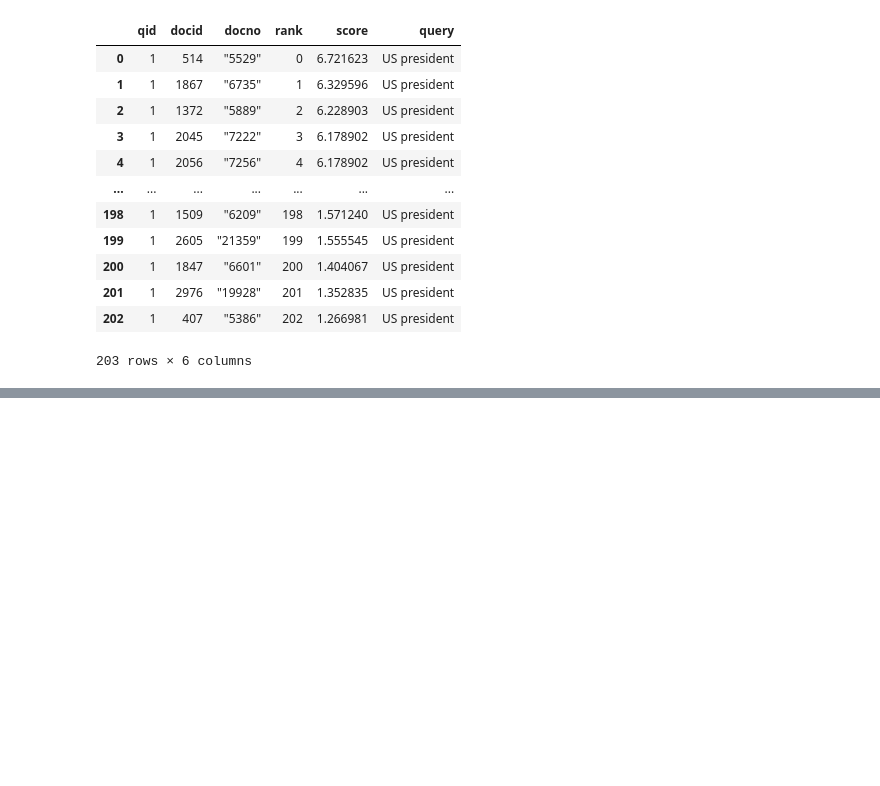
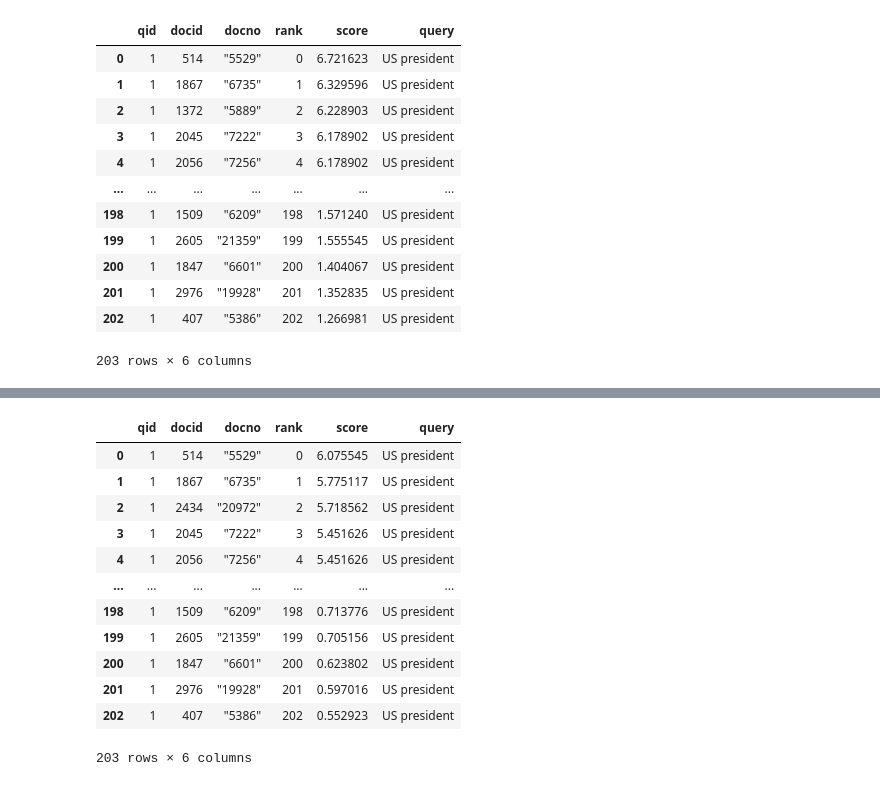
Before and after one commit to Bob-623/Search-Engine, a Jupyter notebook: code/Index_and_test_search.ipynb, the cells around one changed output, grey strips where cells are left out. Saved outputs shown, nothing was run; the diff lists cells and outputs as text; code cells hidden in the pictures; blank space fills up the shorter version.

Commit message:
add the part of BM25F in code of index and test serach and revise some parts of indexing

```diff
--- a/code/Index_and_test_search.ipynb
+++ b/code/Index_and_test_search.ipynb
@@ -36,8 +37,11 @@ df = pd.read_csv("cleaned_dataset.csv")
 if 'docno' not in df.columns or 'text' not in df.columns:
     raise ValueError("CSV file must include columns of 'docno' 和 'text' ")
 
+# Transfer dataframe to dictionary form
+doc_iter = df.to_dict(orient="records")
+
 # Create Indexer
-indexer = pt.IterDictIndexer("./index", meta={'docno': 20, 'text': 4096})
+indexer = pt.IterDictIndexer("./index", meta={'docno': 20, 'text': 4096}, fields=['text'])
 
 # Genrate Index
 indexref = indexer.index(doc_iter)
@@ -72,3 +76,7 @@ result_df1
 | 201 | 1 | 2976 | "19928" | 201 | 1.352835 | US president |
 | 202 | 1 | 407 | "5386" | 202 | 1.266981 | US president |
 203 rows × 6 columns
+# %%
+result_df2 = pt.BatchRetrieve(indexref, wmodel="BM25F", properties = {'w.0': 0.5, 'w.1': 1}).search("US president")
+result_df2
+# %% [output]
@@ -74,0 +84,13 @@ result_df1
+|  | qid | docid | docno | rank | score | query |
+| 0 | 1 | 514 | "5529" | 0 | 6.075545 | US president |
+| 1 | 1 | 1867 | "6735" | 1 | 5.775117 | US president |
+| 2 | 1 | 2434 | "20972" | 2 | 5.718562 | US president |
+| 3 | 1 | 2045 | "7222" | 3 | 5.451626 | US president |
+| 4 | 1 | 2056 | "7256" | 4 | 5.451626 | US president |
+| ... | ... | ... | ... | ... | ... | ... |
+| 198 | 1 | 1509 | "6209" | 198 | 0.713776 | US president |
+| 199 | 1 | 2605 | "21359" | 199 | 0.705156 | US president |
+| 200 | 1 | 1847 | "6601" | 200 | 0.623802 | US president |
+| 201 | 1 | 2976 | "19928" | 201 | 0.597016 | US president |
+| 202 | 1 | 407 | "5386" | 202 | 0.552923 | US president |
+203 rows × 6 columns
```
Also changed, not shown: parts of 3 cells of this notebook.
